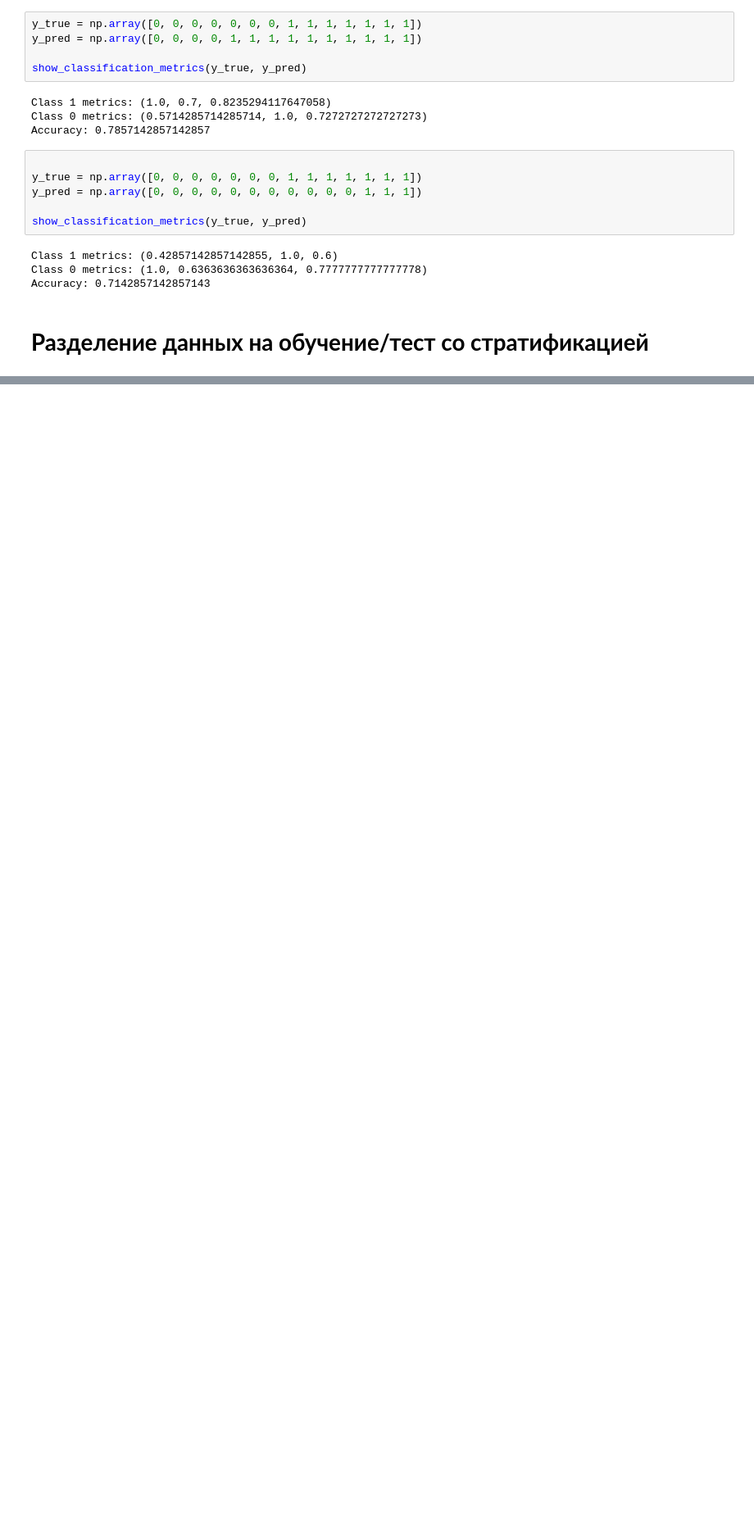
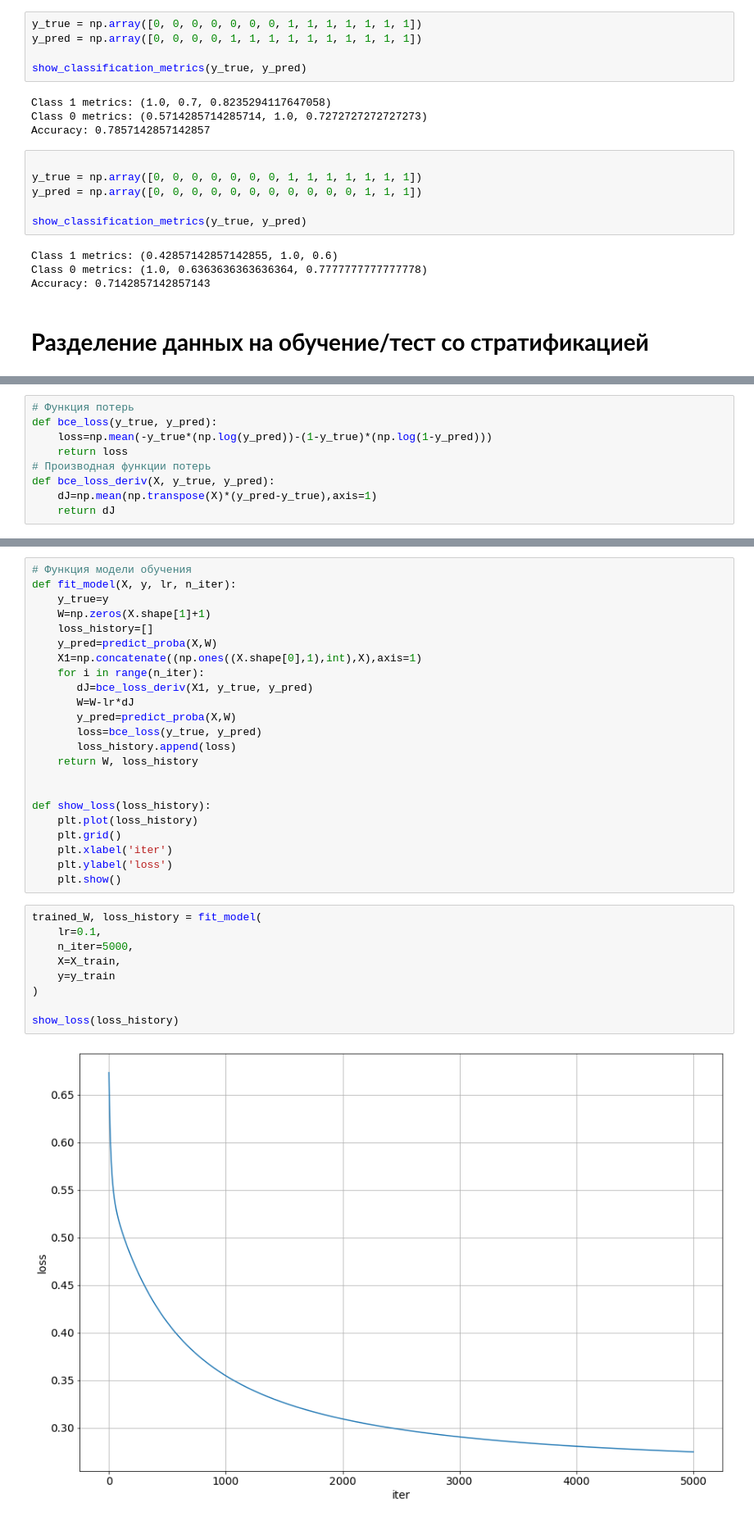
Before and after one commit to egorik3z/ML, a Jupyter notebook: ML21.ipynb, the cells around one changed output, grey strips where cells are left out. Shown at 82% size. Cells and saved outputs as stored; diff of their text form; blank space fills up the shorter version.

```diff
--- a/ML21.ipynb
+++ b/ML21.ipynb
@@ -332,0 +414,9 @@ Accuracy: 0.7142857142857143
+# %%
+# Функция потерь
+def bce_loss(y_true, y_pred):
+    loss=np.mean(-y_true*(np.log(y_pred))-(1-y_true)*(np.log(1-y_pred)))
+    return loss
+# Производная функции потерь
+def bce_loss_deriv(X, y_true, y_pred):
+    dJ=np.mean(np.transpose(X)*(y_pred-y_true),axis=1)
+    return dJ
@@ -332,0 +444,34 @@ Accuracy: 0.7142857142857143
+# %%
+# Функция модели обучения
+def fit_model(X, y, lr, n_iter):
+    y_true=y
+    W=np.zeros(X.shape[1]+1)
+    loss_history=[]
+    y_pred=predict_proba(X,W)
+    X1=np.concatenate((np.ones((X.shape[0],1),int),X),axis=1)
+    for i in range(n_iter):
+       dJ=bce_loss_deriv(X1, y_true, y_pred)
+       W=W-lr*dJ
+       y_pred=predict_proba(X,W)
+       loss=bce_loss(y_true, y_pred)
+       loss_history.append(loss)
+    return W, loss_history
+
+
+def show_loss(loss_history):
+    plt.plot(loss_history)
+    plt.grid()
+    plt.xlabel('iter')
+    plt.ylabel('loss')
+    plt.show()
+# %%
+trained_W, loss_history = fit_model(
+    lr=0.1,
+    n_iter=5000,
+    X=X_train,
+    y=y_train
+)
+
+show_loss(loss_history)
+# %% [output]
+[figure, added]
```
Also changed, not shown: parts of 38 cells of this notebook.
